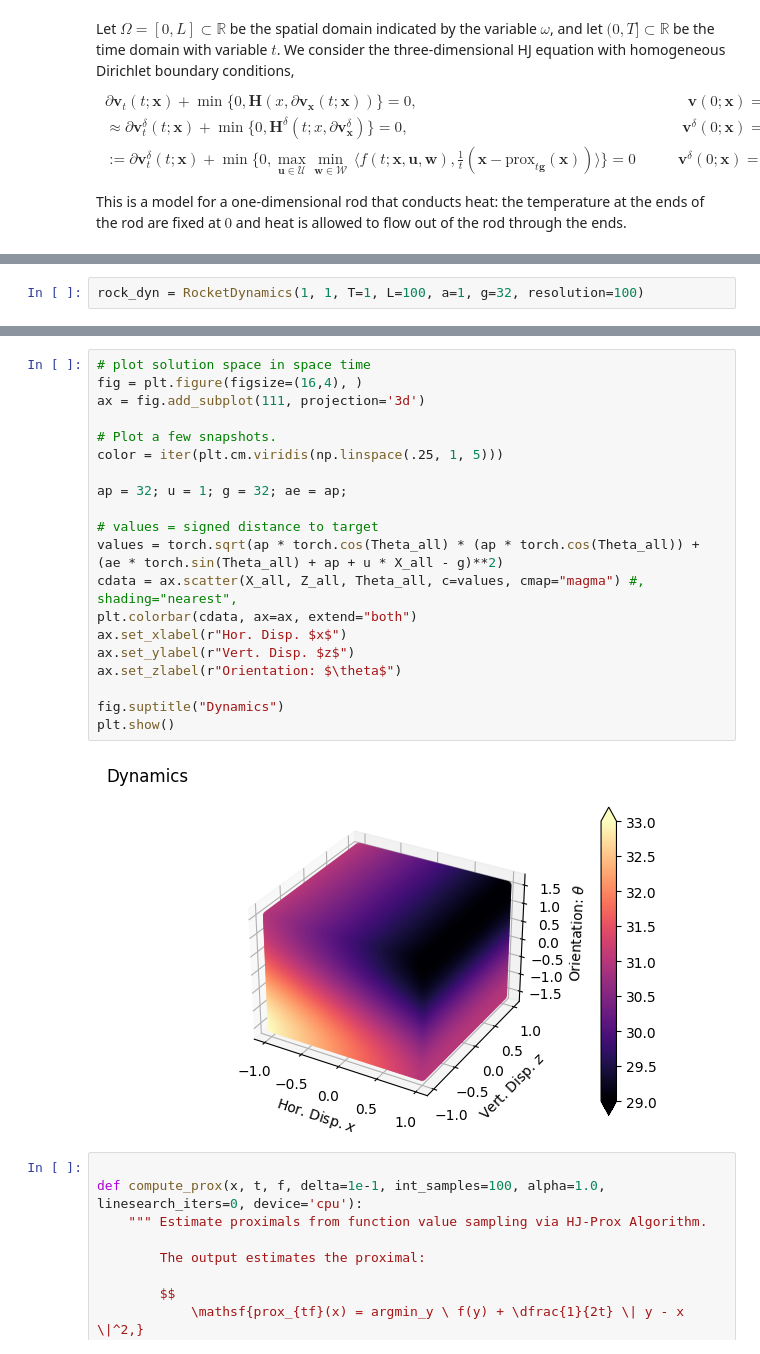
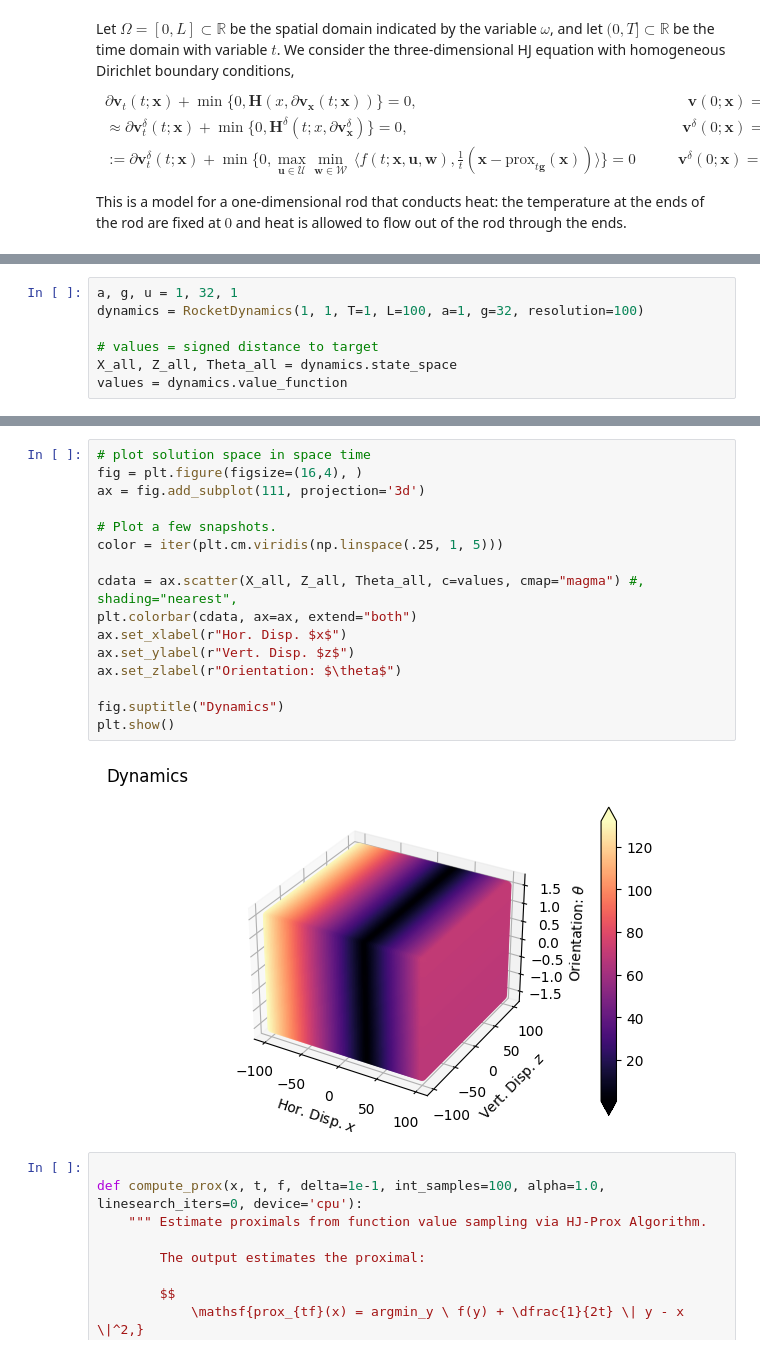
Before and after one commit to robotsorcerer/levelsetpy, a Jupyter notebook: sample-reach/viscous/sample_reach.ipynb, the cells around one changed output, grey strips where cells are left out. Saved outputs shown, nothing was run; the diff lists cells and outputs as text.

```diff
--- a/sample-reach/viscous/sample_reach.ipynb
+++ b/sample-reach/viscous/sample_reach.ipynb
@@ -153,2 +146,7 @@ class RocketDynamics():
 # %%
-rock_dyn = RocketDynamics(1, 1, T=1, L=100, a=1, g=32, resolution=100)
+a, g, u = 1, 32, 1
+dynamics = RocketDynamics(1, 1, T=1, L=100, a=1, g=32, resolution=100)
+
+# values = signed distance to target
+X_all, Z_all, Theta_all = dynamics.state_space
+values = dynamics.value_function
@@ -157,25 +164,21 @@ NameError: name 'sys' is not defined
 # %%
 # plot solution space in space time
 fig = plt.figure(figsize=(16,4), )
 ax = fig.add_subplot(111, projection='3d')
 
 # Plot a few snapshots.
 color = iter(plt.cm.viridis(np.linspace(.25, 1, 5)))
 
-ap = 32; u = 1; g = 32; ae = ap;
-
-# values = signed distance to target
-values = torch.sqrt(ap * torch.cos(Theta_all) * (ap * torch.cos(Theta_all)) + (ae * torch.sin(Theta_all) + ap + u * X_all - g)**2)
 cdata = ax.scatter(X_all, Z_all, Theta_all, c=values, cmap="magma") #, shading="nearest",
 plt.colorbar(cdata, ax=ax, extend="both")
 ax.set_xlabel(r"Hor. Disp. $x$")
 ax.set_ylabel(r"Vert. Disp. $z$")
 ax.set_zlabel(r"Orientation: $\theta$")
 
 fig.suptitle("Dynamics")
 plt.show()
 # %% [output]
-[figure, old version]
+[figure, new version]
 # %%
 
 def compute_prox(x, t, f, delta=1e-1, int_samples=100, alpha=1.0, linesearch_iters=0, device='cpu'):
```
Also changed, not shown: parts of 6 cells of this notebook.
